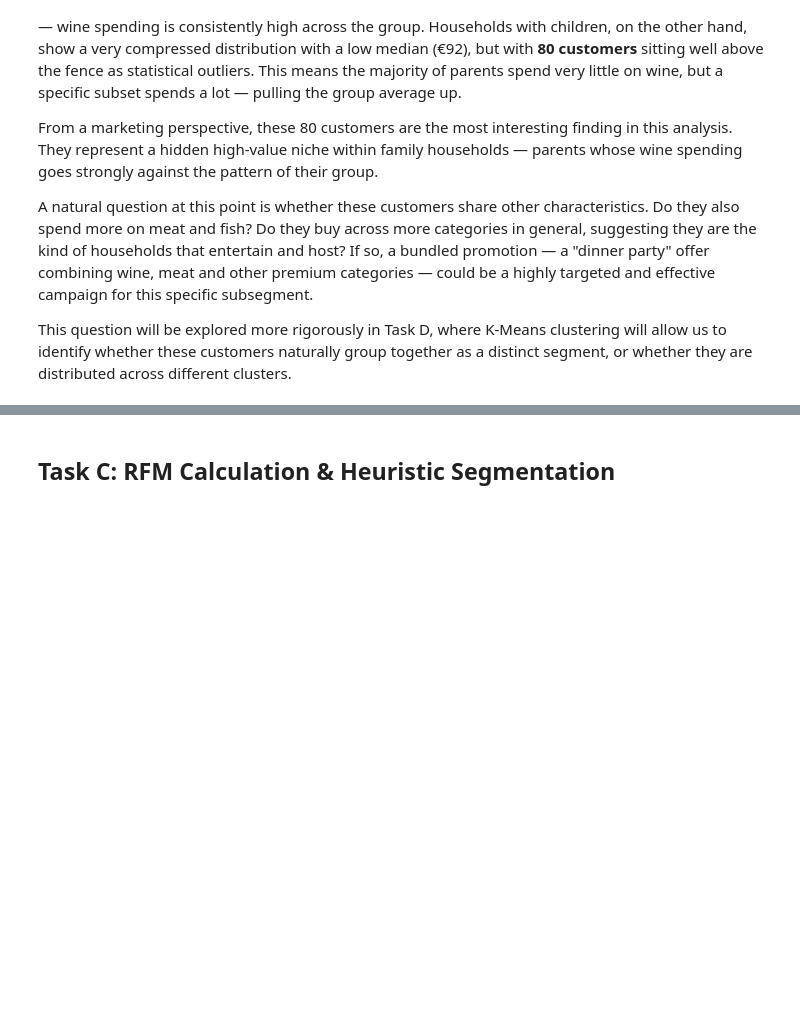
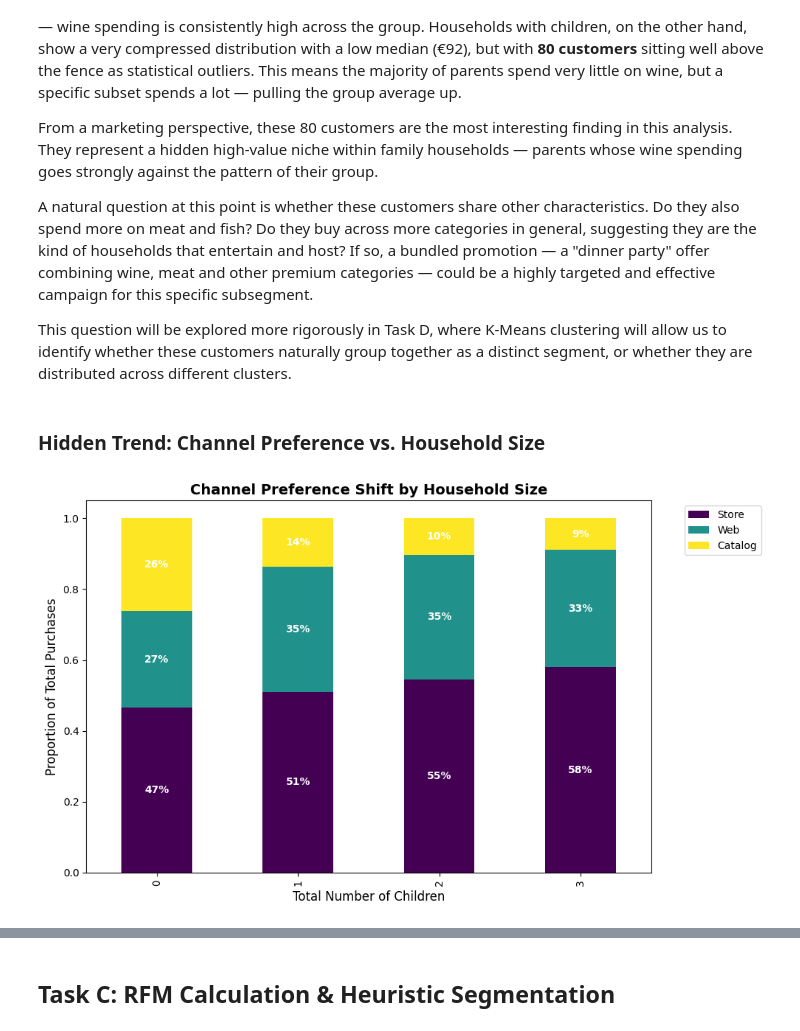
Before and after one commit to ialwayslikedgrime/data_science_exercises, a Jupyter notebook: lab1.ipynb, the cells around one changed output, grey strips where cells are left out. Saved outputs shown, nothing was run; the diff lists cells and outputs as text; code cells hidden in the pictures; blank space fills up the shorter version.

```diff
--- a/lab1.ipynb
+++ b/lab1.ipynb
@@ -592,3 +577,36 @@ From a marketing perspective, these 80 customers are the most interesting findin
 A natural question at this point is whether these customers share other characteristics. Do they also spend more on meat and fish? Do they buy across more categories in general, suggesting they are the kind of households that entertain and host? If so, a bundled promotion — a "dinner party" offer combining wine, meat and other premium categories — could be a highly targeted and effective campaign for this specific subsegment.
 
 This question will be explored more rigorously in Task D, where K-Means clustering will allow us to identify whether these customers naturally group together as a distinct segment, or whether they are distributed across different clusters.
+# %% [markdown]
+### Hidden Trend: Channel Preference vs. Household Size
+# %%
+df['TotalKids'] = df['Kidhome'] + df['Teenhome']
+df['TotalPurchases'] = df['NumWebPurchases'] + df['NumCatalogPurchases'] + df['NumStorePurchases']
+
+df_channels = df[df['TotalPurchases'] > 0].copy()
+
+df_channels['Web_Ratio'] = df_channels['NumWebPurchases'] / df_channels['TotalPurchases']
+df_channels['Catalog_Ratio'] = df_channels['NumCatalogPurchases'] / df_channels['TotalPurchases']
+df_channels['Store_Ratio'] = df_channels['NumStorePurchases'] / df_channels['TotalPurchases']
+
+import matplotlib.pyplot as plt
+
+channel_trends = df_channels.groupby('TotalKids')[['Store_Ratio', 'Web_Ratio', 'Catalog_Ratio']].mean()
+
+ax = channel_trends.plot(kind='bar', stacked=True, figsize=(10, 6), colormap='viridis')
+
+# --- NEW: Add Percentage Labels to the Bars ---
+for c in ax.containers:
+    # Format the data values as percentages (e.g., 25%) and hide 0% labels for cleanliness
+    labels = [f'{w * 100:.0f}%' if w > 0 else '' for w in c.datavalues]
+    ax.bar_label(c, labels=labels, label_type='center', color='white', fontweight='bold')
+# ----------------------------------------------
+
+plt.title("Channel Preference Shift by Household Size", fontsize=14, fontweight='bold')
+plt.xlabel("Total Number of Children", fontsize=12)
+plt.ylabel("Proportion of Total Purchases", fontsize=12)
+plt.legend(['Store', 'Web', 'Catalog'], bbox_to_anchor=(1.05, 1), loc='upper left')
+plt.tight_layout()
+plt.show()
+# %% [output]
+[figure, added]
```
Also changed, not shown: parts of 16 cells of this notebook, 1 other file.
